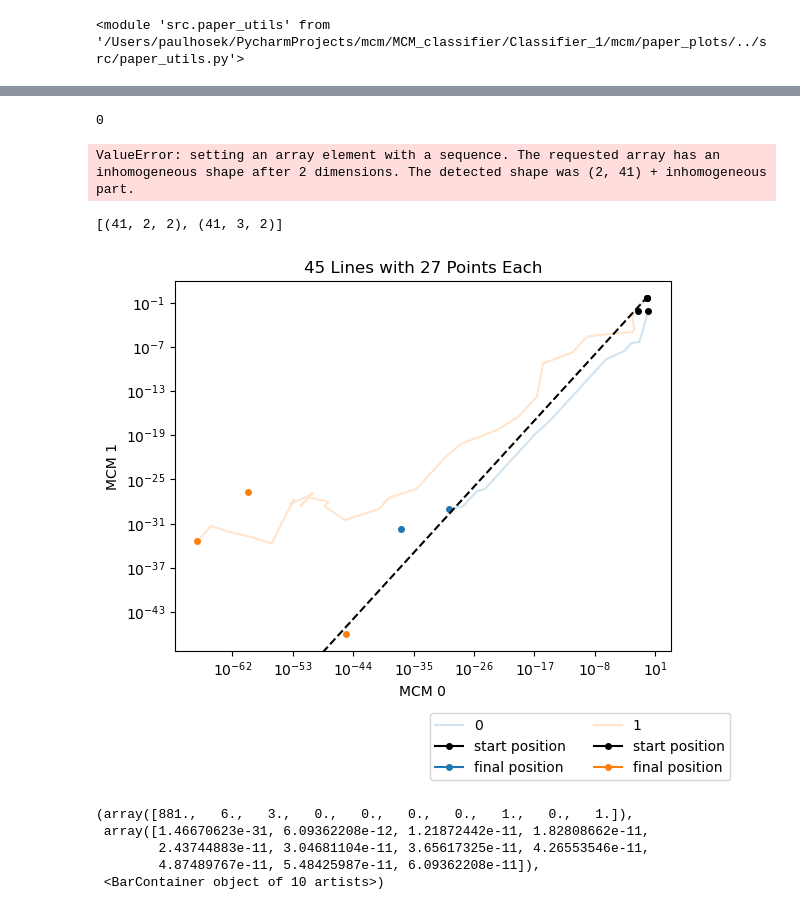
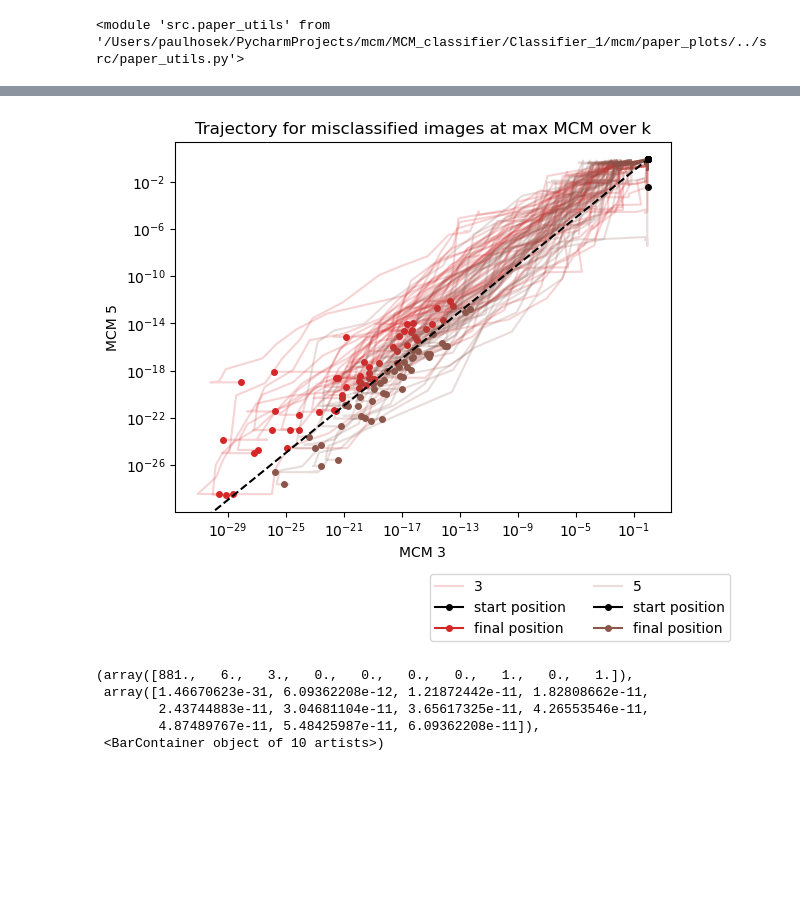
Before and after one commit to PaulHosek/MCM_classifier, a Jupyter notebook: Classifier_1/mcm/paper_plots/plots_disthist_indicative_miscls_trajectory.ipynb, the cells around one changed output, grey strips where cells are left out. Saved outputs shown, nothing was run; the diff lists cells and outputs as text; code cells hidden in the pictures; blank space fills up the shorter version.

Commit message:
misclassified trajectory done!

```diff
--- a/Classifier_1/mcm/paper_plots/plots_disthist_indicative_miscls_trajectory.ipynb
+++ b/Classifier_1/mcm/paper_plots/plots_disthist_indicative_miscls_trajectory.ipynb
@@ -53,7 +53,7 @@ test_mcms, test_probs = utils.get_complete_testprobs(mcms_samplesizes,counts_sam
 # %%
 sample_idx = 0
 run_idx = 0
-digit_pair = [0,1]
+digit_pair = [3,5]
 all_byk_pair, all_byk_modspin = utils.get_all_byk_pair(test_probs, test_mcms, digit_pair, sample_idx, run_idx)
 all_byk_pair = utils.adjust_smaller_icc(all_byk_pair,all_byk_modspin)
 # %%
@@ -109,23 +120,3 @@ out_misc_digi0.shape
-# %%
-misclf[0].shape, misclf[1].shape
-nspin_diff = np.abs(np.diff([misclf[0].shape[0], misclf[1].shape[0]]))[0]
-short_idx = np.argmin([misclf[i].shape[0] for i in range(2)])
-
-print(nspin_diff)
-# extend shorter one by difference in spins with the last probability of the shorter one
-
-# the classifier 0 and the classifier 1 for the same image
-# that is arr[0][:,some image,0] vs arr[1][:,some image,0]
-# do the same for arr[0][:,some iamge, 1] vs arr[1][:, some image,0]
-appendix = np.tile(misclf[short_idx][-1,:,:], (nspin_diff,1,1))
-misclf[short_idx] = np.concatenate((misclf[short_idx],appendix))
-# %% [output]
-0
-ValueError: setting an array element with a sequence. The requested array has an inhomogeneous shape after 2 dimensions. The detected shape was (2, 41) + inhomogeneous part.
-# %%
-[misclf[i].shape for i in range(2)]
-# %% [output]
-[(41, 2, 2), (41, 3, 2)]
 # %%
 import matplotlib.pyplot as plt
 import numpy as np
@@ -133,45 +124,45 @@ import numpy as np
 
 # data = all_byk_pair[0]
 
 colors = myplot.get_list_fromcmap("tab10", N=10)
 
-for dig_i, data in enumerate(misclf):
+for dig_i, data in enumerate(all_misc): # shape each (mcm_idx, icc, image)
 
 
-plt.plot(data[:, 0, 0], data[:, 0, 1], color=colors[digit_pair[dig_i]], label=f"{digit_pair[dig_i]}", alpha=.2)
-plt.plot(data[0, 0, 0], data[0, 0, 1], marker="o", color="black", markersize=4, label="start position")  # First point marker
-plt.plot(data[-1, 0, 0], data[-1, 0, 1], marker="o", color=colors[digit_pair[dig_i]], markersize=4,label="final position")  # Last point marker
-for i in range(1, data.shape[1]):
-    x = data[:, i, 0]
-    y = data[:, i, 1]
-    # plt.plot(x, y, color=colors[digit_pair[dig_i]], alpha=.2)
-    plt.plot(x[0], y[0], marker="o", color="black", markersize=4)  # First point marker
-    plt.plot(x[-1], y[-1], marker="o", color=colors[digit_pair[dig_i]], markersize=4)  # Last point marker
+    plt.plot(data[0, :, 0], data[1, :, 0], color=colors[digit_pair[dig_i]], label=f"{digit_pair[dig_i]}", alpha=.2)
+    plt.plot(data[0, 0, 0], data[1, 0, 0], marker="o", color="black", markersize=4, label="start position")  # First point marker
+    plt.plot(data[0, -1, 0], data[1, -1, 0], marker="o", color=colors[digit_pair[dig_i]], markersize=4,label="final position")  # Last point marker
+    for i in range(1, data.shape[2]):
+        x = data[0, :, i]
+        y = data[1, :, i]
+        plt.plot(x, y, color=colors[digit_pair[dig_i]], alpha=.2)
+        plt.plot(x[0], y[0], marker="o", color="black", markersize=4)  # First point marker
+        plt.plot(x[-1], y[-1], marker="o", color=colors[digit_pair[dig_i]], markersize=4)  # Last point marker
 
 
 
 # plt.xlim([np.min(data[:,:,0]), np.max(data[:,:,0])])
 # plt.ylim([np.min(data[:,:,1]), np.max(data[:,:,1])])
 
 
 # m_max = np.max([np.max(all_byk_pair[i][-1,...]) for i in range(len(all_byk_pair))])
 # m_min = np.min([np.min(all_byk_pair[i][-1,...]) for i in range(len(all_byk_pair))])
 # plt.ylim((m_min**.8,m_max))
 # plt.xlim((m_min**.8,m_max))
 
 plt.ylabel(f"MCM {digit_pair[1]}")
 plt.xlabel(f"MCM {digit_pair[0]}")
 plt.legend(loc="upper left", bbox_to_anchor=(0.5, -0.15), ncol=2)
 plt.xscale("log")
 plt.yscale("log")
 
 plt.autoscale(False)
 plt.plot([0, 1], [0, 1], 'k--')  # Diagonal line
 
-plt.title('45 Lines with 27 Points Each')
+plt.title(f"Trajectory for misclassified images at max MCM over k")
 plt.show()
 # %% [output]
-[figure, old version]
+[figure, new version]
 # %%
 res = all_byk_pair[0][-1,:,0]
 plt.hist(res)
```
Also changed, not shown: parts of 4 cells of this notebook.
